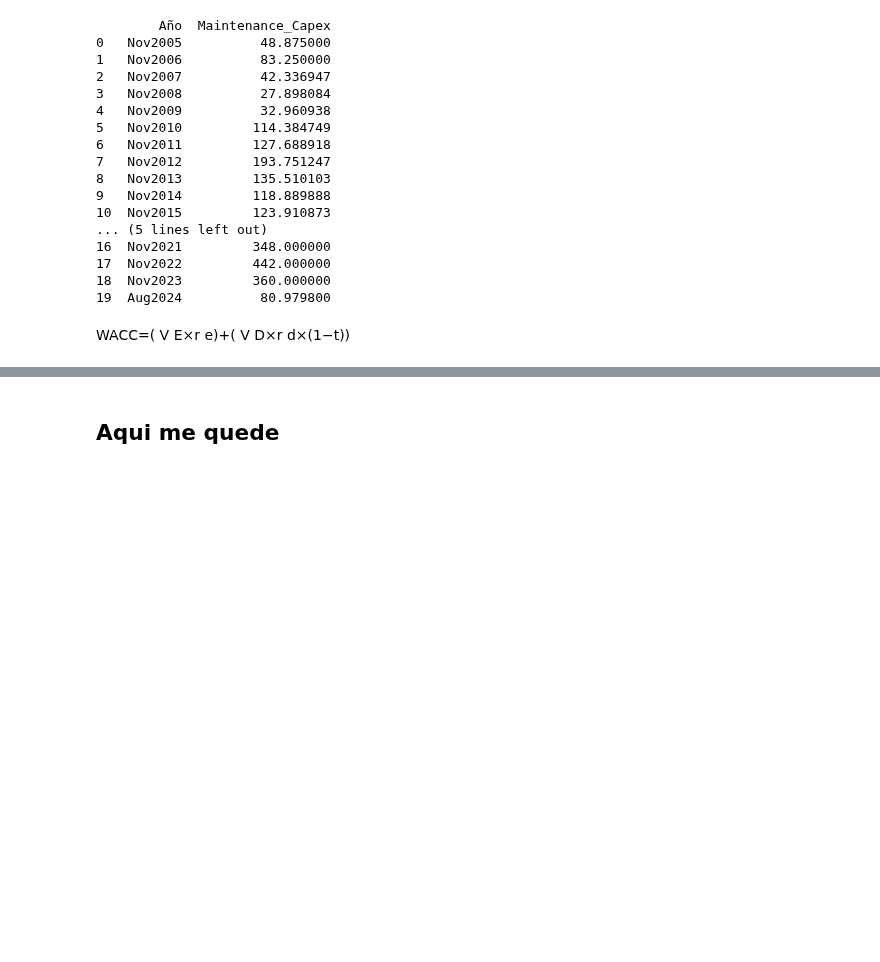
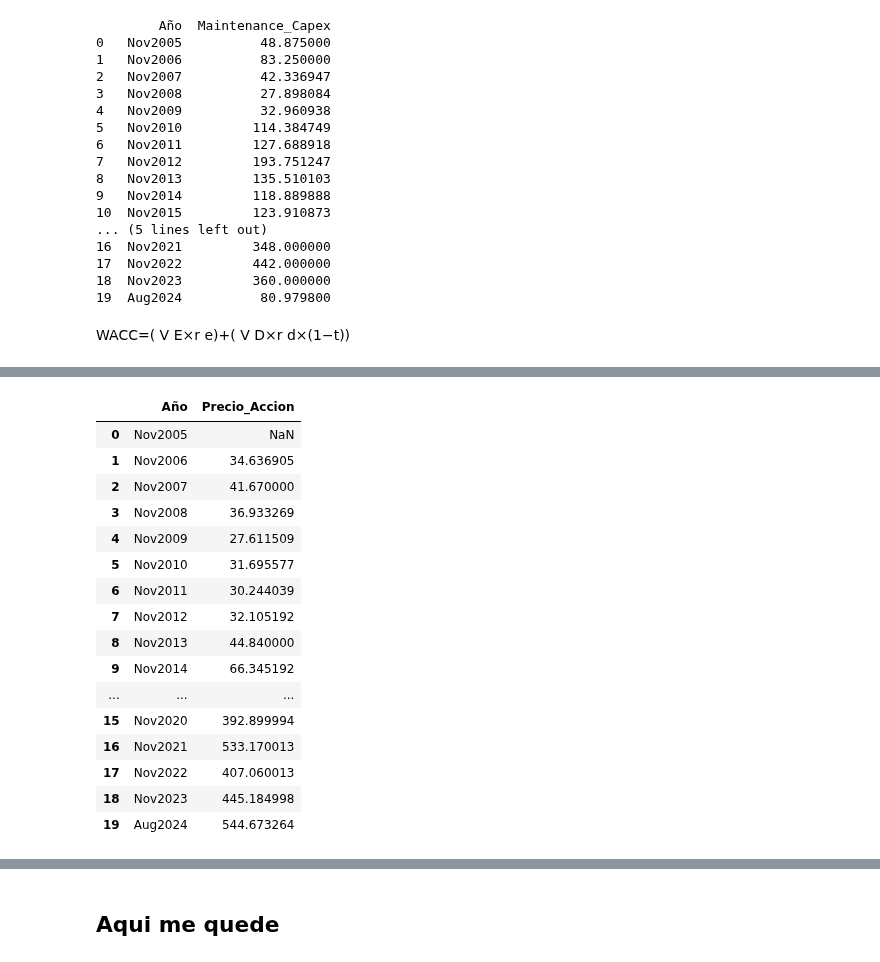
Before and after one commit to Marco23rubio/Stocks, a Jupyter notebook: Valuaciones_4_USA.ipynb, the cells around one changed output, grey strips where cells are left out. Drawn from its saved outputs; the diff is of its cells as text; code cells hidden in the pictures; blank space fills up the shorter version.

```diff
--- a/Valuaciones_4_USA.ipynb
+++ b/Valuaciones_4_USA.ipynb
@@ -1344,0 +1532,33 @@ d
+# %%
+
+# resumen_cierre_filtrado = resumen_cierre[resumen_cierre["Año"].isin(last_20_years)].copy()
+# df_total_shares = df_total_shares.sort_values("Año").reset_index(drop=True)
+
+# precio_accion = (
+#     resumen_cierre_filtrado[["Año", "Promedio_Cierre", "Mediana_Cierre"]]
+#     .assign(Precio_Accion=lambda df: df[["Promedio_Cierre", "Mediana_Cierre"]].min(axis=1))
+#     [["Año", "Precio_Accion"]]
+#     .reset_index(drop=True)
+# )
+
+precio_accion = resumen_cierre[["Año"]].copy()
+precio_accion["Precio_Accion"] = resumen_cierre[["Promedio_Cierre", "Mediana_Cierre"]].min(axis=1)
+precio_accion
+# %% [output]
+|  | Año | Precio_Accion |
+| 0 | Nov2005 | NaN |
+| 1 | Nov2006 | 34.636905 |
+| 2 | Nov2007 | 41.670000 |
+| 3 | Nov2008 | 36.933269 |
+| 4 | Nov2009 | 27.611509 |
+| 5 | Nov2010 | 31.695577 |
+| 6 | Nov2011 | 30.244039 |
+| 7 | Nov2012 | 32.105192 |
+| 8 | Nov2013 | 44.840000 |
+| 9 | Nov2014 | 66.345192 |
+| ... | ... | ... |
+| 15 | Nov2020 | 392.899994 |
+| 16 | Nov2021 | 533.170013 |
+| 17 | Nov2022 | 407.060013 |
+| 18 | Nov2023 | 445.184998 |
+| 19 | Aug2024 | 544.673264 |
```
Also changed, not shown: parts of 28 cells of this notebook.
